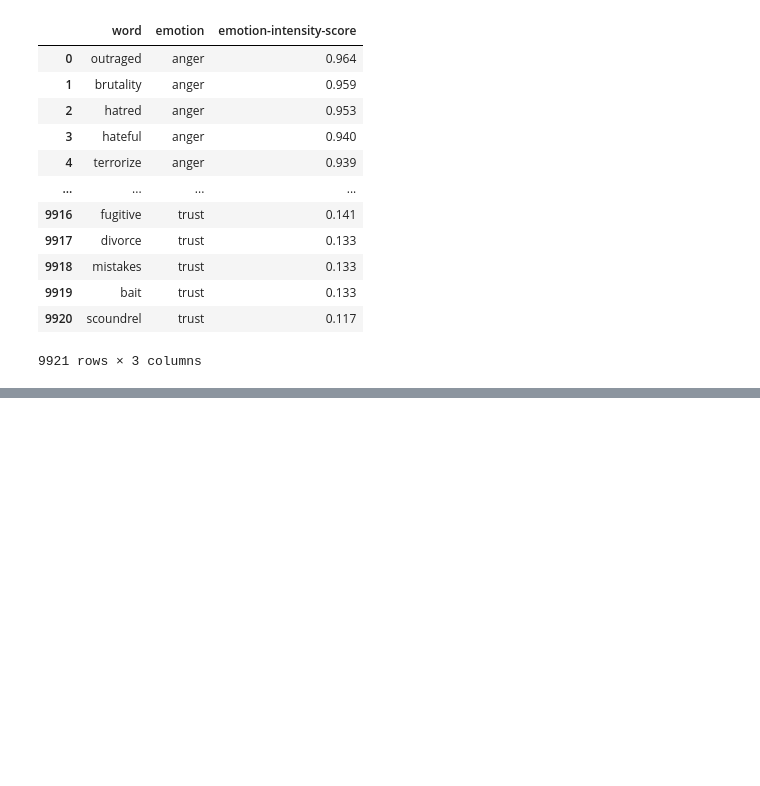
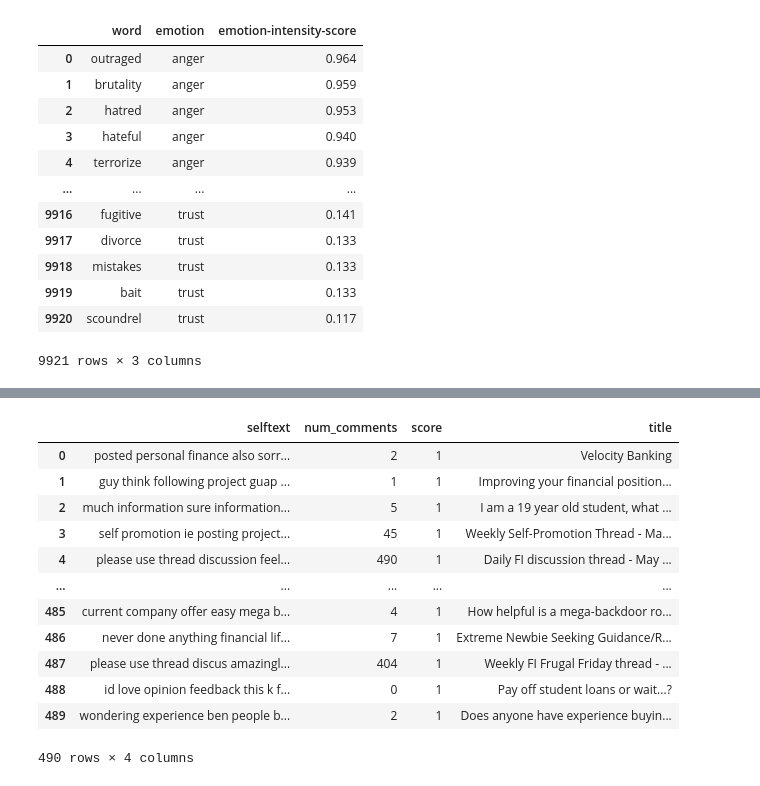
Before and after one commit to RyeInternational/Onomy, a Jupyter notebook: Reddit_dataset/Multiple_Emotion.ipynb, the cells around one changed output, grey strips where cells are left out. Saved outputs shown, nothing was run; the diff lists cells and outputs as text; code cells hidden in the pictures; blank space fills up the shorter version.

```diff
--- a/Reddit_dataset/Multiple_Emotion.ipynb
+++ b/Reddit_dataset/Multiple_Emotion.ipynb
@@ -18,0 +52,17 @@ df
+# %%
+df1=pd.read_csv('CLEANED_FIRE.csv')
+df1
+# %% [output]
+|  | selftext | num_comments | score | title |
+| 0 | posted personal finance also sorr... | 2 | 1 | Velocity Banking |
+| 1 | guy think following project guap ... | 1 | 1 | Improving your financial position... |
+| 2 | much information sure information... | 5 | 1 | I am a 19 year old student, what ... |
+| 3 | self promotion ie posting project... | 45 | 1 | Weekly Self-Promotion Thread - Ma... |
+| 4 | please use thread discussion feel... | 490 | 1 | Daily FI discussion thread - May ... |
+| ... | ... | ... | ... | ... |
+| 485 | current company offer easy mega b... | 4 | 1 | How helpful is a mega-backdoor ro... |
+| 486 | never done anything financial lif... | 7 | 1 | Extreme Newbie Seeking Guidance/R... |
+| 487 | please use thread discus amazingl... | 404 | 1 | Weekly FI Frugal Friday thread - ... |
+| 488 | id love opinion feedback this k f... | 0 | 1 | Pay off student loans or wait...? |
+| 489 | wondering experience ben people b... | 2 | 1 | Does anyone have experience buyin... |
+490 rows × 4 columns
```
Also changed, not shown: parts of 22 cells of this notebook, 14 other files.
